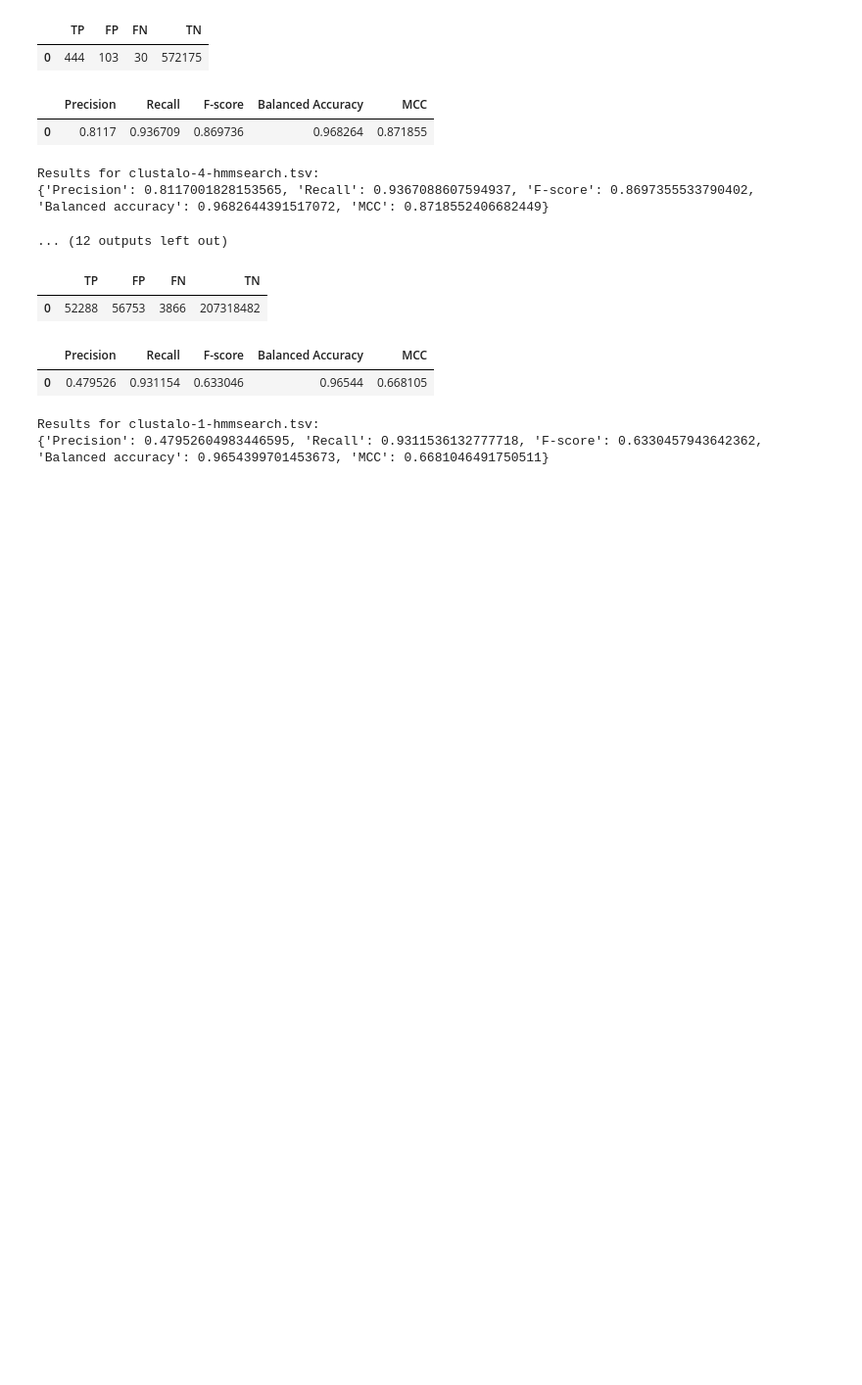
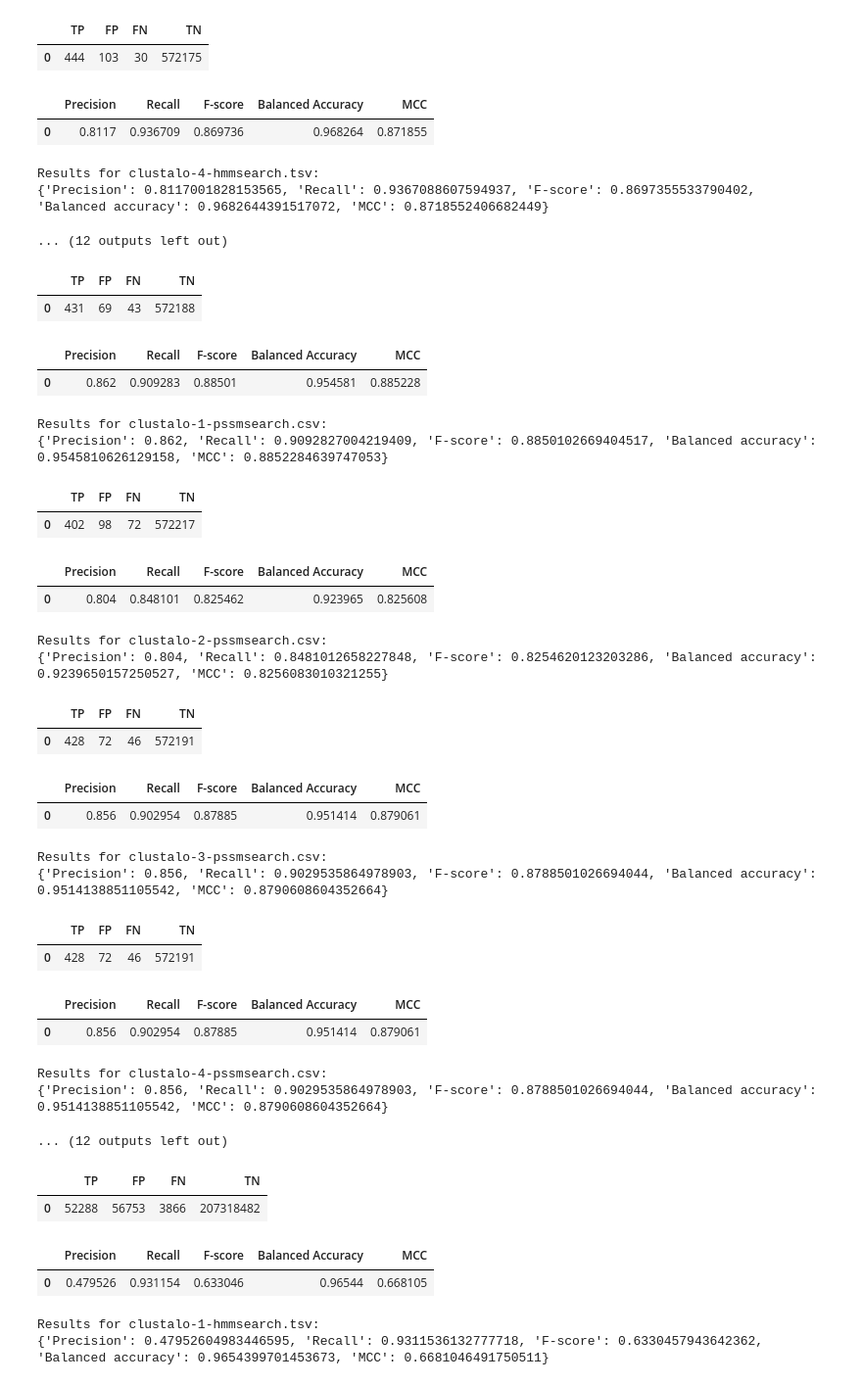
Before and after one commit to trajkovskifilip/biological_data, a Jupyter notebook: Biological_Data_Final_Project.ipynb, the cells around one changed output. Shown at 98% size. Cells and saved outputs as stored; diff of their text form; code cells hidden in the pictures; blank space fills up the shorter version.

```diff
--- a/Biological_Data_Final_Project.ipynb
+++ b/Biological_Data_Final_Project.ipynb
@@ -176,26 +202,28 @@ def read_tsv(file_path):
 # %%
-def compare_at_protein_level(hmmsearch, ground_truth):
+def compare_at_protein_level(search_results, ground_truth, sr_accession_column, gt_accession_column):
     """
-    Compares HMM search results with ground truth at the protein level.
+    Compares HMM or PSSM search results with ground truth at the protein level.
 
     Parameters:
-        hmmsearch (pd.DataFrame): HMM search results DataFrame.
+        search_results (pd.DataFrame): HMM or PSSM search results DataFrame.
         ground_truth (pd.DataFrame): Ground truth DataFrame.
+        sr_accession_column (str): Column name for the search result accessions.
+        gt_accession_column (str): Column name for the ground truth accessions.
 
     Returns:
         dict: Metrics dictionary.
     """
     # Convert protein lists to sets using the correct column names
-    hmm_proteins = set(hmmsearch["Target Accession"])
-    gt_proteins = set(ground_truth["Accession"])
+    sr_proteins = set(search_results[sr_accession_column])
+    gt_proteins = set(ground_truth[gt_accession_column])
 
     # Compute metrics
     # True Positives: proteins found in both sets
-    tp = len(hmm_proteins.intersection(gt_proteins))
-    # False Positives: found in HMMSEARCH, but not in ground truth
-    fp = len(hmm_proteins - gt_proteins)
-    # False Negatives: found in ground truth, but not retrieved by HMMSEARCH
-    fn = len(gt_proteins - hmm_proteins)
+    tp = len(sr_proteins.intersection(gt_proteins))
+    # False Positives: found in HMMSEARCH or PSI-BLAST, but not in ground truth
+    fp = len(sr_proteins - gt_proteins)
+    # False Negatives: found in ground truth, but not retrieved by HMMSEARCH or PSI-BLAST
+    fn = len(gt_proteins - sr_proteins)
     # True Negatives: SWISSPROT_SIZE - TP
     tn = SWISSPROT_SIZE - tp
 
@@ -204,12 +232,12 @@ def compare_at_protein_level(hmmsearch, ground_truth):
     display(data_df)
     return calculate_metrics(tp, tn, fp, fn)
 # %%
-# Run evaluation at protein level
+# Run evaluation at protein level for HMM models
 for msa in MSA_METHODS:
     for i in range(1, 5):
         hmm_file = os.path.join(DATA_FOLDER, f"predictions/{msa}-{i}-hmmsearch.tsv")
-        hmmsearch_df = read_tsv(hmm_file)
-        results = compare_at_protein_level(hmmsearch_df, gt_df)
+        hmmsearch_df = read_hmm_tsv(hmm_file)
+        results = compare_at_protein_level(hmmsearch_df, gt_df, "Target Accession", "Accession")
         print(f"Results for {msa}-{i}-hmmsearch.tsv:")
         print(results)
 # %% [output]
@@ -238,6 +266,41 @@ Results for clustalo-3-hmmsearch.tsv:
 Results for clustalo-4-hmmsearch.tsv:
 {'Precision': 0.8117001828153565, 'Recall': 0.9367088607594937, 'F-score': 0.8697355533790402, 'Balanced accuracy': 0.9682644391517072, 'MCC': 0.8718552406682449}
 ... (12 outputs left out)
+# %%
+# Run evaluation at protein level for PSSM models
+for msa in MSA_METHODS:
+    for i in range(1, 5):
+        pssm_file = os.path.join(DATA_FOLDER, f"predictions/{msa}-{i}-pssmsearch.csv")
+        pssmsearch_df = read_pssm_csv(pssm_file)
+        results = compare_at_protein_level(pssmsearch_df, gt_df, "acc", "Accession")
+        print(f"Results for {msa}-{i}-pssmsearch.csv:")
+        print(results)
+# %% [output]
+|  | TP | FP | FN | TN |
+| 0 | 431 | 69 | 43 | 572188 |
+|  | Precision | Recall | F-score | Balanced Accuracy | MCC |
+| 0 | 0.862 | 0.909283 | 0.88501 | 0.954581 | 0.885228 |
+Results for clustalo-1-pssmsearch.csv:
+{'Precision': 0.862, 'Recall': 0.9092827004219409, 'F-score': 0.8850102669404517, 'Balanced accuracy': 0.9545810626129158, 'MCC': 0.8852284639747053}
+|  | TP | FP | FN | TN |
+| 0 | 402 | 98 | 72 | 572217 |
+|  | Precision | Recall | F-score | Balanced Accuracy | MCC |
+| 0 | 0.804 | 0.848101 | 0.825462 | 0.923965 | 0.825608 |
+Results for clustalo-2-pssmsearch.csv:
+{'Precision': 0.804, 'Recall': 0.8481012658227848, 'F-score': 0.8254620123203286, 'Balanced accuracy': 0.9239650157250527, 'MCC': 0.8256083010321255}
+|  | TP | FP | FN | TN |
+| 0 | 428 | 72 | 46 | 572191 |
+|  | Precision | Recall | F-score | Balanced Accuracy | MCC |
+| 0 | 0.856 | 0.902954 | 0.87885 | 0.951414 | 0.879061 |
+Results for clustalo-3-pssmsearch.csv:
+{'Precision': 0.856, 'Recall': 0.9029535864978903, 'F-score': 0.8788501026694044, 'Balanced accuracy': 0.9514138851105542, 'MCC': 0.8790608604352664}
+|  | TP | FP | FN | TN |
+| 0 | 428 | 72 | 46 | 572191 |
+|  | Precision | Recall | F-score | Balanced Accuracy | MCC |
+| 0 | 0.856 | 0.902954 | 0.87885 | 0.951414 | 0.879061 |
+Results for clustalo-4-pssmsearch.csv:
+{'Precision': 0.856, 'Recall': 0.9029535864978903, 'F-score': 0.8788501026694044, 'Balanced accuracy': 0.9514138851105542, 'MCC': 0.8790608604352664}
+... (12 outputs left out)
 # %%
 # Convert to dictionary mapping each protein to a list of residue ranges
 def get_residue_ranges(df, protein_col, start_col, end_col):
```
Also changed, not shown: parts of 30 cells of this notebook.
